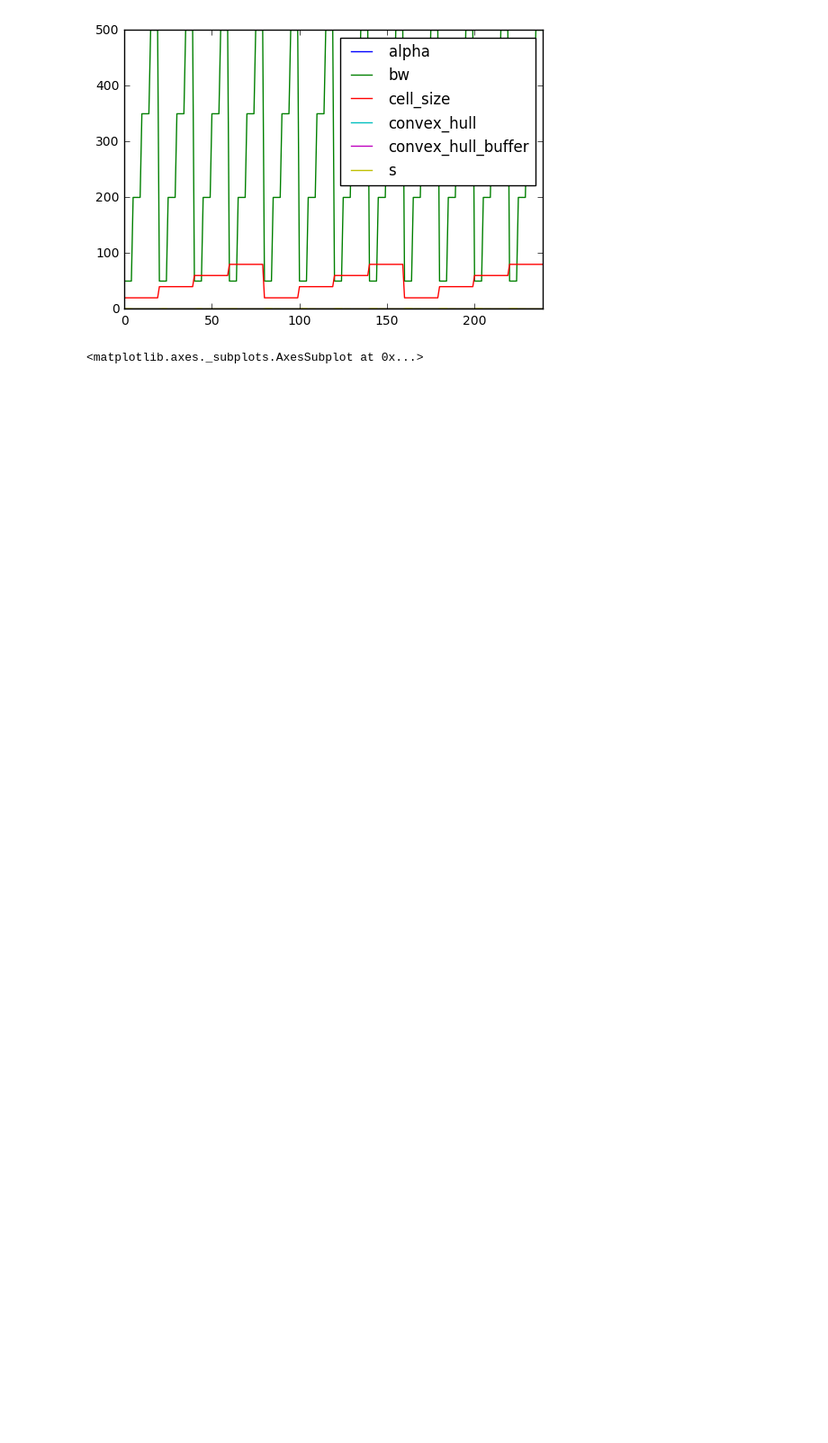
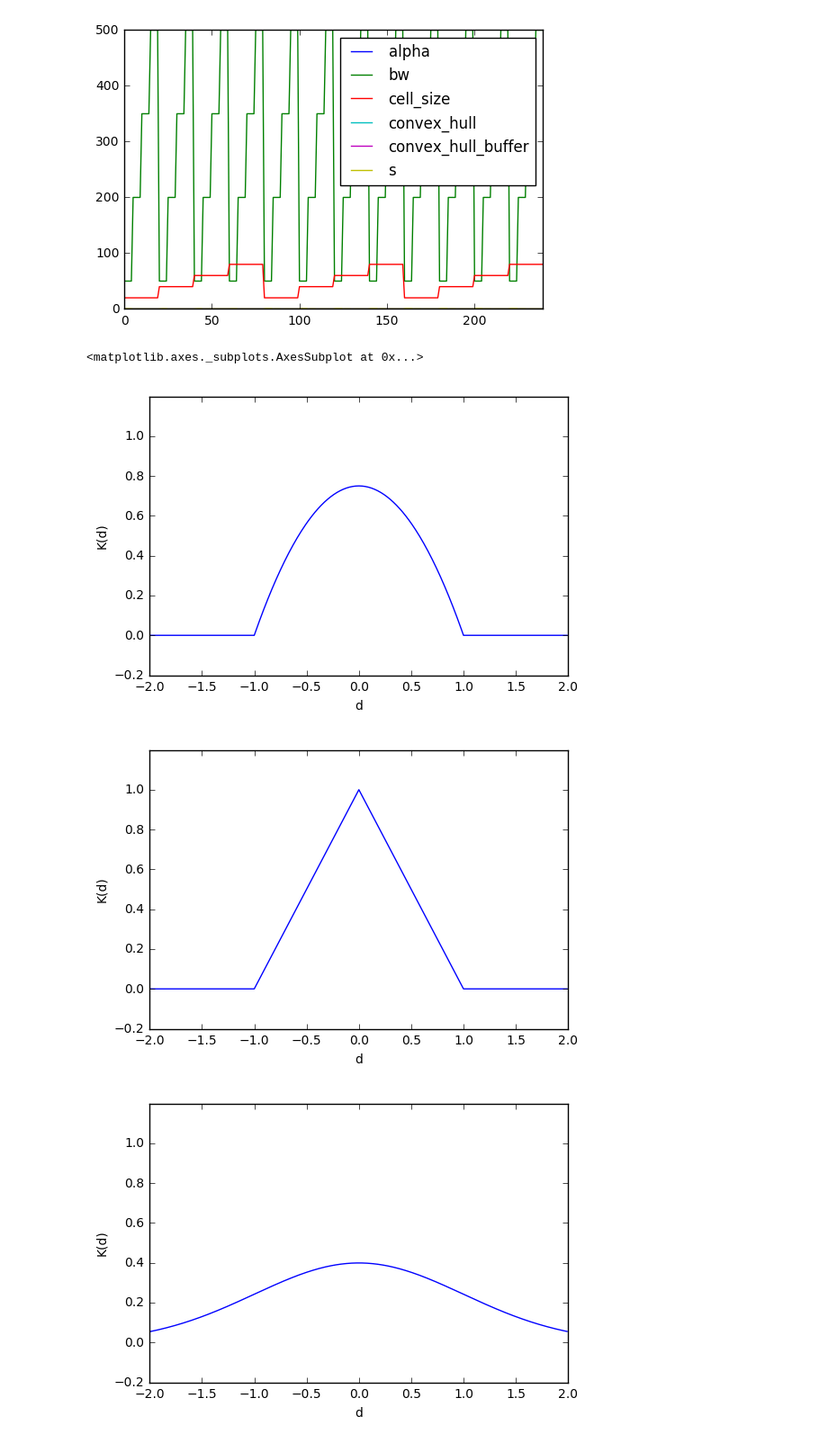
Before and after one commit to AnttiHaerkoenen/spatial_segregation, a Jupyter notebook: spatial_segregation/vyborg_1880-1920.ipynb, the cells around one changed output. Shown at 90% size. Cells and saved outputs as stored; diff of their text form; code cells hidden in the pictures; blank space fills up the shorter version.

Commit message:
plotting kernel functions

```diff
--- a/spatial_segregation/vyborg_1880-1920.ipynb
+++ b/spatial_segregation/vyborg_1880-1920.ipynb
@@ -57,3 +57,19 @@ plt.show()
 # %% [output]
 [figure]
 <matplotlib.axes._subplots.AxesSubplot at 0x...>
+# %%
+import matplotlib.pyplot as plt
+
+from spatial_segregation import kernel_functions, kde
+
+for k, f in kde.KERNELS.items():
+    kernel_functions.plot_kernel(f)
+    # plt.title(k.capitalize())
+    plt.ylim((-0.2, 1.2))
+    plt.ylabel("K(d)")
+    plt.xlabel("d")
+    plt.show()
+# %% [output]
+[figure, added]
+[figure, added]
+[figure, added]
```
Also changed, not shown: parts of 2 cells of this notebook, 2 other files.
